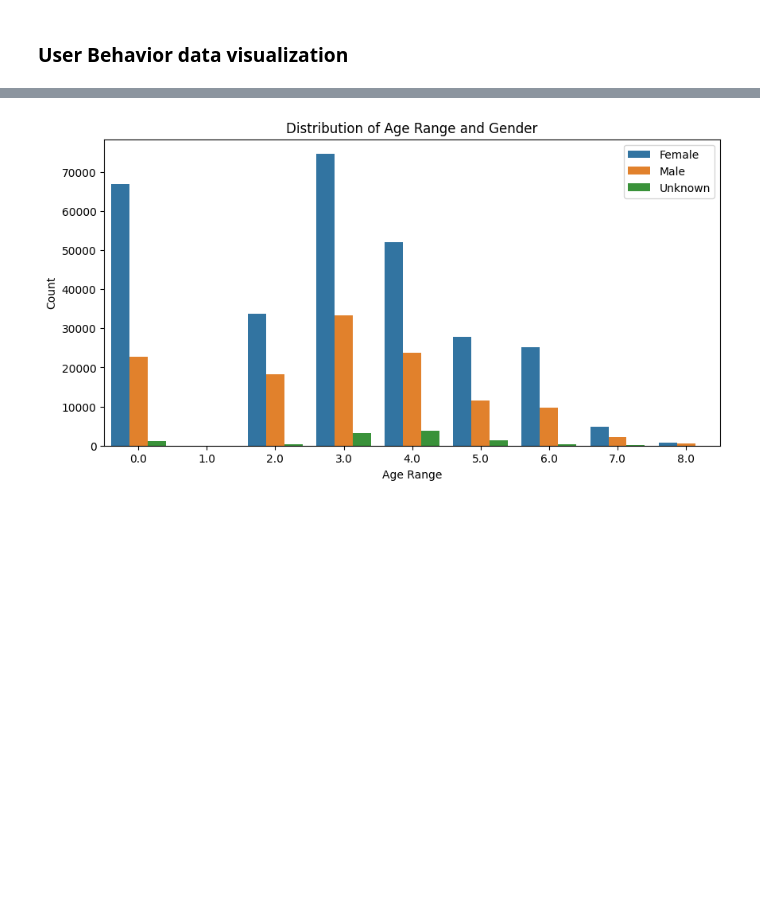
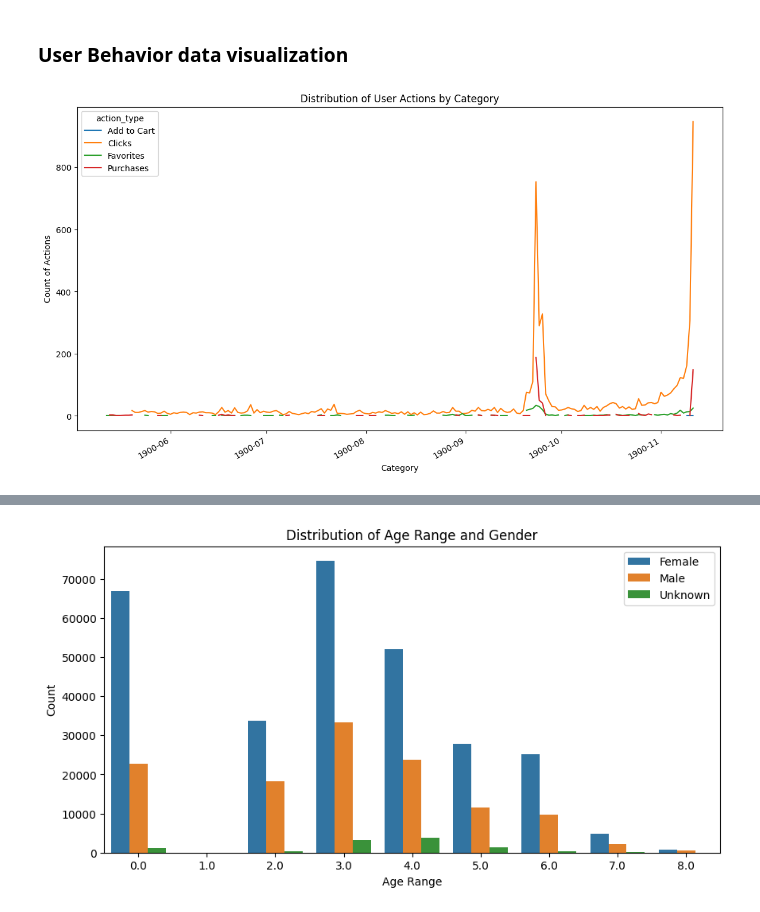
Before and after one commit to CaptainComputer1/CECS550Project, a Jupyter notebook: EM_PR_Final_DataVis.ipynb, the cells around one changed output, grey strips where cells are left out. Drawn from its saved outputs; the diff is of its cells as text; code cells hidden in the pictures; blank space fills up the shorter version.

```diff
--- a/EM_PR_Final_DataVis.ipynb
+++ b/EM_PR_Final_DataVis.ipynb
@@ -50,5 +56,22 @@ import seaborn as sns
 # %% [markdown]
 ### User Behavior data visualization
+# %%
+# Convert time_stamp to datetime format: mmdd
+user_logs["time_stamp"] = pd.to_datetime(user_logs["time_stamp"], format="%mm%dd")
+
+# Pivot table - to aggregate the number of actions by date and action type
+pivot_table = user_logs.pivot_table(index="time_stamp", columns="action_type", values="user_id", aggfunc="count")
+
+# Line chart - to visualize the trend of user actions over time
+pivot_table.plot(kind="line", figsize=(14, 8))
+
+plt.title("Distribution of User Actions by Category")
+plt.xlabel("Category")
+plt.ylabel("Count of Actions")
+
+plt.show()
+# %% [output]
+[figure, added]
 # %%
 # Pivot table - to aggregate the number of actions by category and action type
 pivot_table = user_logs.pivot_table(index="cat_id", columns="action_type", values="user_id", aggfunc="count")
```
Also changed, not shown: parts of 3 cells of this notebook.
